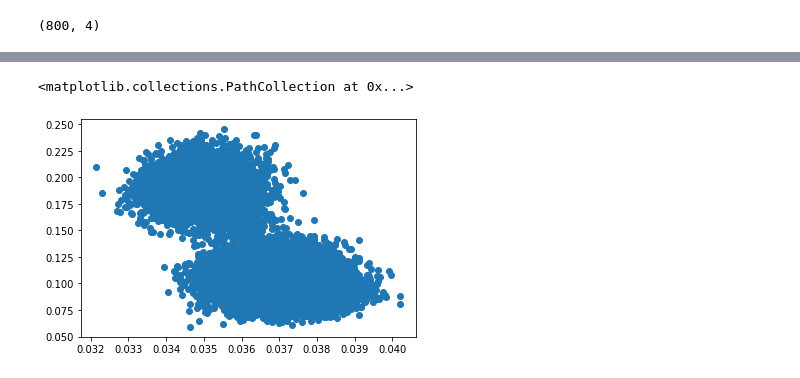
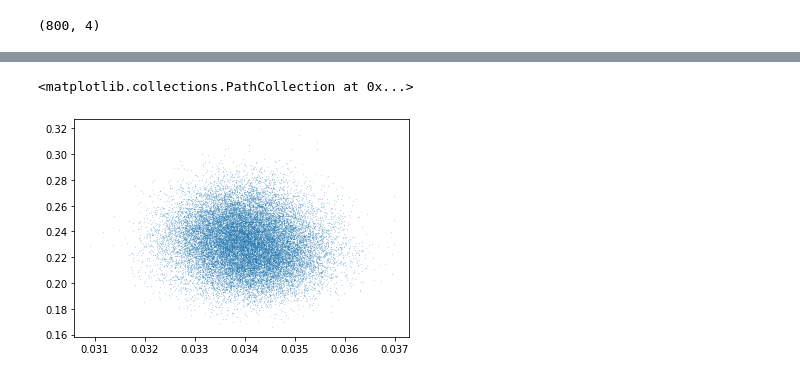
Before and after one commit to HastingsGreer/InverseConsistency, a Jupyter notebook: notebooks/InvestigateLosses.ipynb, the cells around one changed output, grey strips where cells are left out. Cells and saved outputs as stored; diff of their text form; code cells hidden in the pictures.

```diff
--- a/notebooks/InvestigateLosses.ipynb
+++ b/notebooks/InvestigateLosses.ipynb
@@ -73,5 +73,5 @@ plt.show()
 # %%
-plt.scatter(loss[40000:, 1], loss[40000:, 2])
+plt.scatter(loss[67000:, 1], loss[67000:, 2], s=.01)
 # %% [output]
 <matplotlib.collections.PathCollection at 0x...>
-[figure, old version]
+[figure, new version]
```
Also changed, not shown: parts of 8 cells of this notebook, 4 other files.
